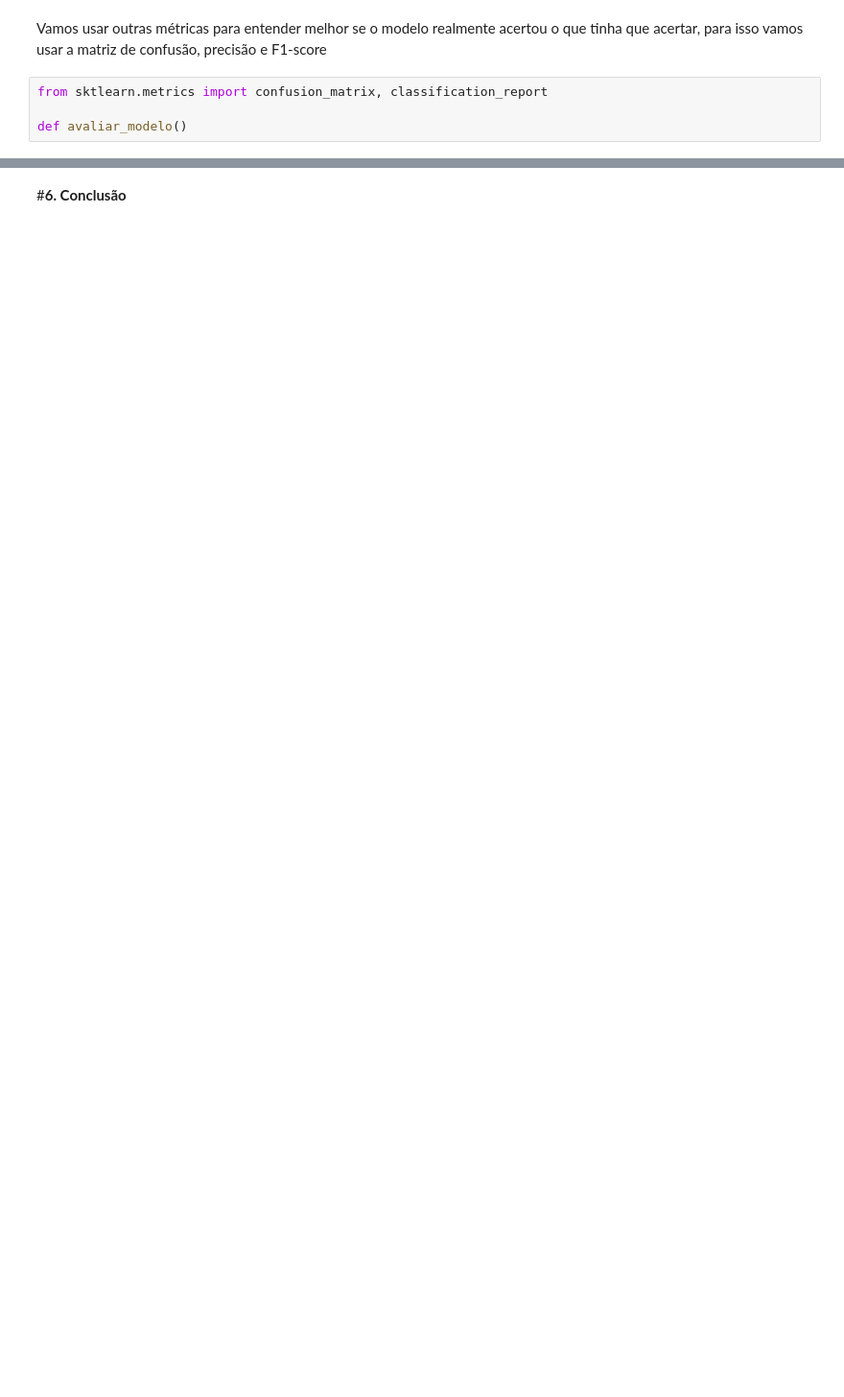
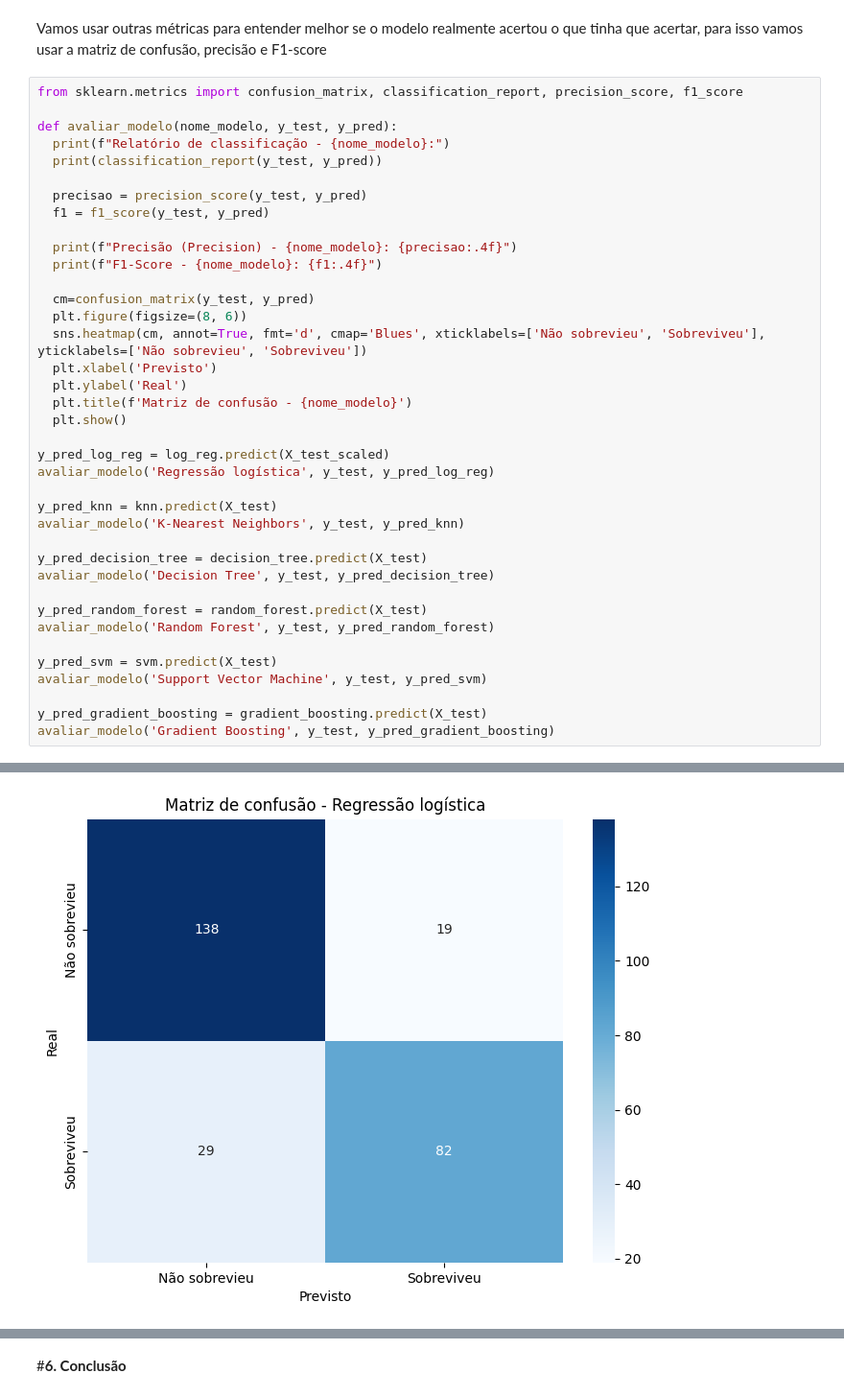
Before and after one commit to varsantos/Data_science, a Jupyter notebook: Titanic.ipynb, the cells around one changed output, grey strips where cells are left out. Shown at 96% size. Saved outputs shown, nothing was run; the diff lists cells and outputs as text; blank space fills up the shorter version.

```diff
--- a/Titanic.ipynb
+++ b/Titanic.ipynb
@@ -881,7 +881,42 @@ Acurácia do modelo de Support Vector Machine: 0.6709470304975923
 Acurácia do modelo de Gradient Boosting: 0.9117174959871589
 # %% [markdown]
 Vamos usar outras métricas para entender melhor se o modelo realmente acertou o que tinha que acertar, para isso vamos usar a matriz de confusão, precisão e F1-score
-# %%
-from sktlearn.metrics import confusion_matrix, classification_report
-
-def avaliar_modelo()
+# %%
+from sklearn.metrics import confusion_matrix, classification_report, precision_score, f1_score
+
+def avaliar_modelo(nome_modelo, y_test, y_pred):
+  print(f"Relatório de classificação - {nome_modelo}:")
+  print(classification_report(y_test, y_pred))
+
+  precisao = precision_score(y_test, y_pred)
+  f1 = f1_score(y_test, y_pred)
+
+  print(f"Precisão (Precision) - {nome_modelo}: {precisao:.4f}")
+  print(f"F1-Score - {nome_modelo}: {f1:.4f}")
+
+  cm=confusion_matrix(y_test, y_pred)
+  plt.figure(figsize=(8, 6))
+  sns.heatmap(cm, annot=True, fmt='d', cmap='Blues', xticklabels=['Não sobrevieu', 'Sobreviveu'], yticklabels=['Não sobrevieu', 'Sobreviveu'])
+  plt.xlabel('Previsto')
+  plt.ylabel('Real')
+  plt.title(f'Matriz de confusão - {nome_modelo}')
+  plt.show()
+
+y_pred_log_reg = log_reg.predict(X_test_scaled)
+avaliar_modelo('Regressão logística', y_test, y_pred_log_reg)
+
+y_pred_knn = knn.predict(X_test)
+avaliar_modelo('K-Nearest Neighbors', y_test, y_pred_knn)
+
+y_pred_decision_tree = decision_tree.predict(X_test)
+avaliar_modelo('Decision Tree', y_test, y_pred_decision_tree)
+
+y_pred_random_forest = random_forest.predict(X_test)
+avaliar_modelo('Random Forest', y_test, y_pred_random_forest)
+
+y_pred_svm = svm.predict(X_test)
+avaliar_modelo('Support Vector Machine', y_test, y_pred_svm)
+
+y_pred_gradient_boosting = gradient_boosting.predict(X_test)
+avaliar_modelo('Gradient Boosting', y_test, y_pred_gradient_boosting)
+# %% [output]
@@ -887,0 +935 @@ def avaliar_modelo()
+[figure, added]
```
Also changed, not shown: parts of 4 cells of this notebook.
